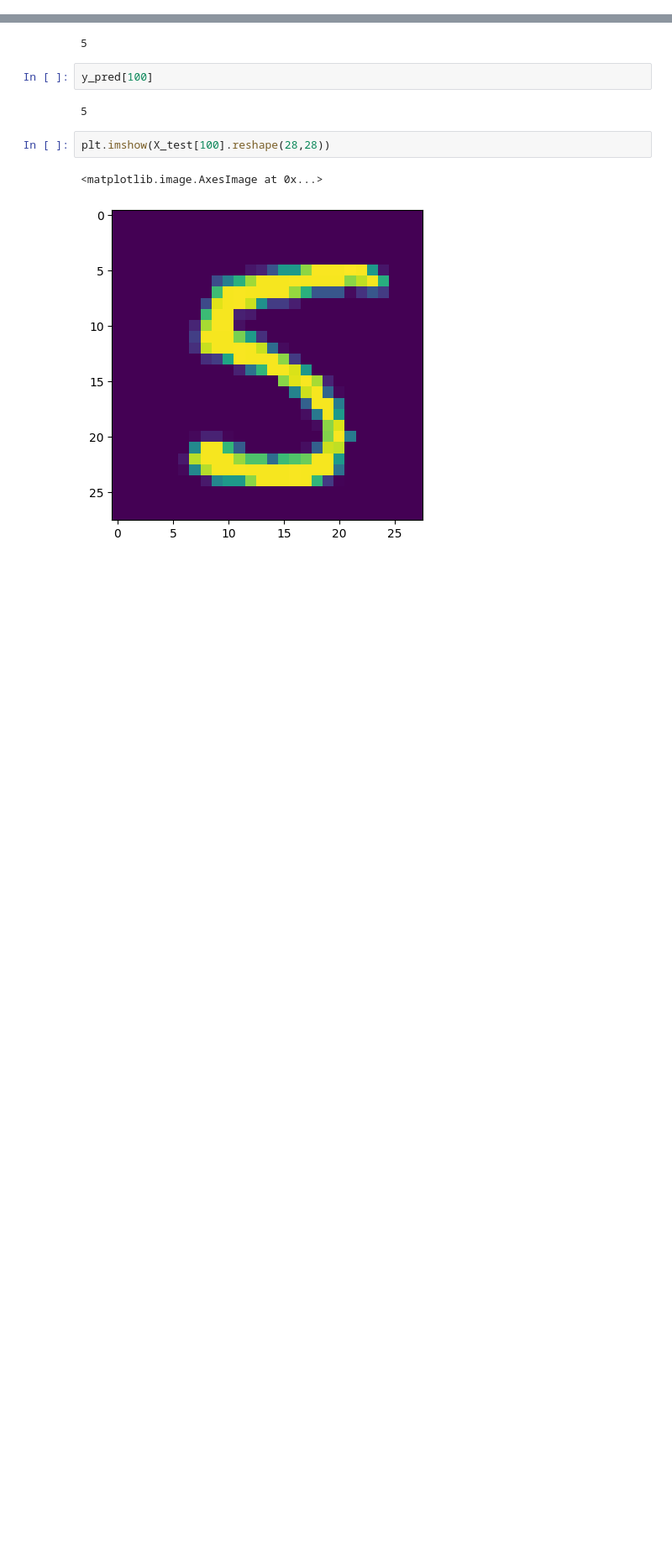
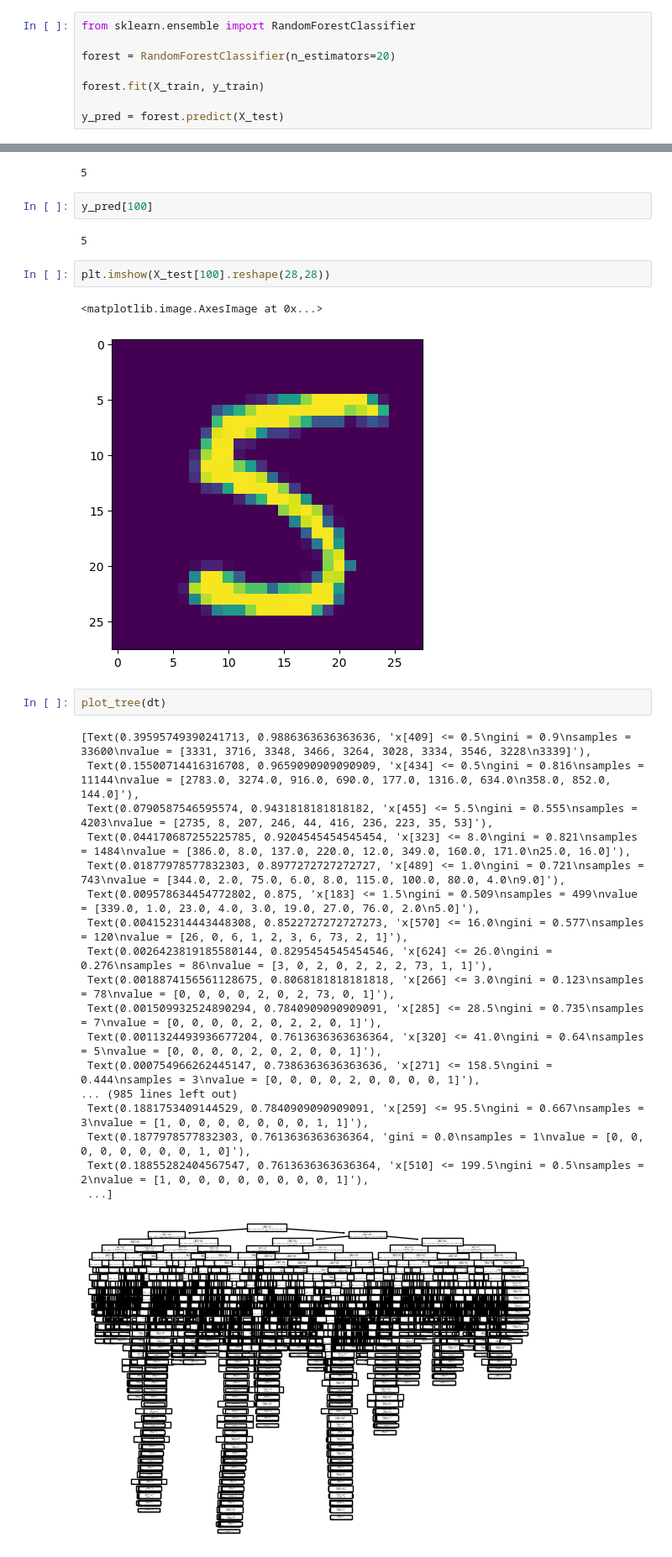
Before and after one commit to anonymous298/Machine-Learning-Projects, a Jupyter notebook: Supervised Learning/Decision Trees/Handwritting_Classifier.ipynb, the cells around one changed output, grey strips where cells are left out. Shown at 84% size. Drawn from its saved outputs; the diff is of its cells as text; blank space fills up the shorter version.

```diff
--- a/Supervised Learning/Decision Trees/Handwritting_Classifier.ipynb
+++ b/Supervised Learning/Decision Trees/Handwritting_Classifier.ipynb
@@ -41 +43,9 @@ The size of the testing data is: (8400, 784)
+# %%
+from sklearn.ensemble import RandomForestClassifier
+
+forest = RandomForestClassifier(n_estimators=20)
+
+forest.fit(X_train, y_train)
+
+y_pred = forest.predict(X_test)
 # %%
@@ -82,3 +92,24 @@ plt.imshow(X_test[100].reshape(28,28))
 # %% [output]
 <matplotlib.image.AxesImage at 0x...>
 [figure]
+# %%
+plot_tree(dt)
+# %% [output]
+[Text(0.39595749390241713, 0.9886363636363636, 'x[409] <= 0.5\ngini = 0.9\nsamples = 33600\nvalue = [3331, 3716, 3348, 3466, 3264, 3028, 3334, 3546, 3228\n3339]'),
+ Text(0.15500714416316708, 0.9659090909090909, 'x[434] <= 0.5\ngini = 0.816\nsamples = 11144\nvalue = [2783.0, 3274.0, 916.0, 690.0, 177.0, 1316.0, 634.0\n358.0, 852.0, 144.0]'),
+ Text(0.0790587546595574, 0.9431818181818182, 'x[455] <= 5.5\ngini = 0.555\nsamples = 4203\nvalue = [2735, 8, 207, 246, 44, 416, 236, 223, 35, 53]'),
+ Text(0.044170687255225785, 0.9204545454545454, 'x[323] <= 8.0\ngini = 0.821\nsamples = 1484\nvalue = [386.0, 8.0, 137.0, 220.0, 12.0, 349.0, 160.0, 171.0\n25.0, 16.0]'),
+ Text(0.01877978577832303, 0.8977272727272727, 'x[489] <= 1.0\ngini = 0.721\nsamples = 743\nvalue = [344.0, 2.0, 75.0, 6.0, 8.0, 115.0, 100.0, 80.0, 4.0\n9.0]'),
+ Text(0.009578634454772802, 0.875, 'x[183] <= 1.5\ngini = 0.509\nsamples = 499\nvalue = [339.0, 1.0, 23.0, 4.0, 3.0, 19.0, 27.0, 76.0, 2.0\n5.0]'),
+ Text(0.004152314443448308, 0.8522727272727273, 'x[570] <= 16.0\ngini = 0.577\nsamples = 120\nvalue = [26, 0, 6, 1, 2, 3, 6, 73, 2, 1]'),
+ Text(0.0026423819185580144, 0.8295454545454546, 'x[624] <= 26.0\ngini = 0.276\nsamples = 86\nvalue = [3, 0, 2, 0, 2, 2, 2, 73, 1, 1]'),
+ Text(0.0018874156561128675, 0.8068181818181818, 'x[266] <= 3.0\ngini = 0.123\nsamples = 78\nvalue = [0, 0, 0, 0, 2, 0, 2, 73, 0, 1]'),
+ Text(0.001509932524890294, 0.7840909090909091, 'x[285] <= 28.5\ngini = 0.735\nsamples = 7\nvalue = [0, 0, 0, 0, 2, 0, 2, 2, 0, 1]'),
+ Text(0.0011324493936677204, 0.7613636363636364, 'x[320] <= 41.0\ngini = 0.64\nsamples = 5\nvalue = [0, 0, 0, 0, 2, 0, 2, 0, 0, 1]'),
+ Text(0.000754966262445147, 0.7386363636363636, 'x[271] <= 158.5\ngini = 0.444\nsamples = 3\nvalue = [0, 0, 0, 0, 2, 0, 0, 0, 0, 1]'),
+... (985 lines left out)
+ Text(0.1881753409144529, 0.7840909090909091, 'x[259] <= 95.5\ngini = 0.667\nsamples = 3\nvalue = [1, 0, 0, 0, 0, 0, 0, 0, 1, 1]'),
+ Text(0.1877978577832303, 0.7613636363636364, 'gini = 0.0\nsamples = 1\nvalue = [0, 0, 0, 0, 0, 0, 0, 0, 1, 0]'),
+ Text(0.18855282404567547, 0.7613636363636364, 'x[510] <= 199.5\ngini = 0.5\nsamples = 2\nvalue = [1, 0, 0, 0, 0, 0, 0, 0, 0, 1]'),
+ ...]
+[figure, added]
```
Also changed, not shown: parts of 3 cells of this notebook, 9 other files.
